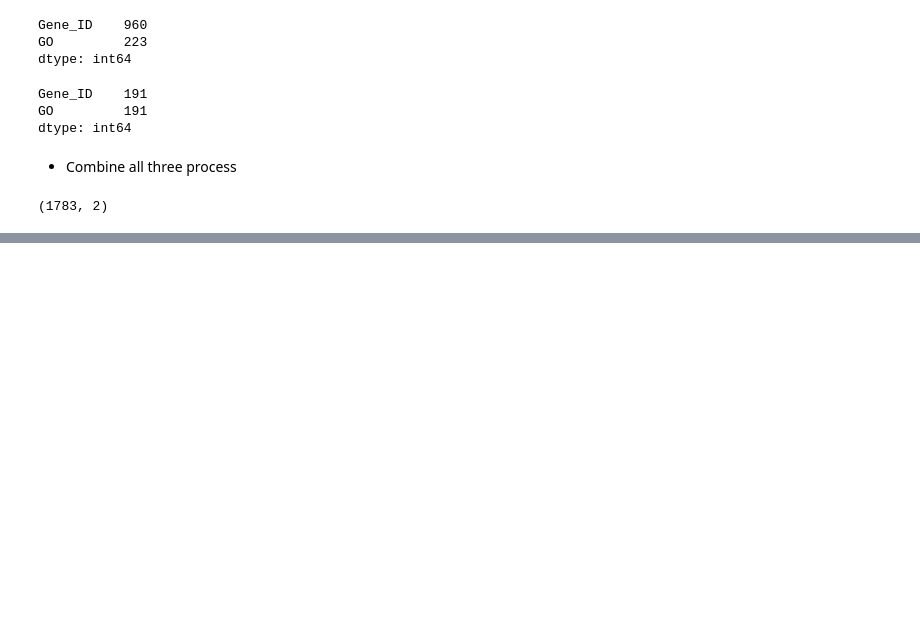
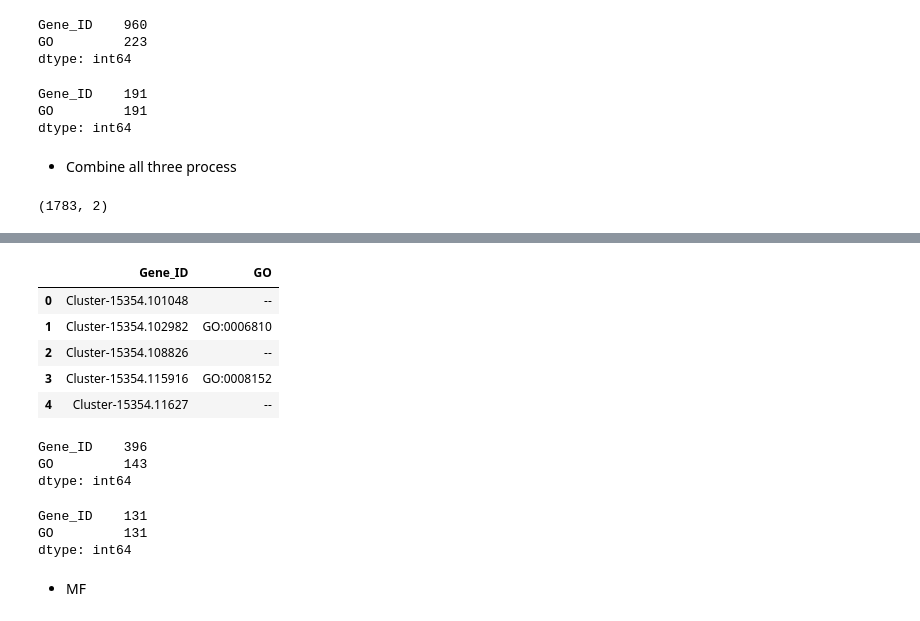
Before and after one commit to gcsudha/RNA-seq, a Jupyter notebook: Validation project/GO_Enrichment_Analysis/GO_enrichment_analysis.ipynb, the cells around one changed output, grey strips where cells are left out. Drawn from its saved outputs; the diff is of its cells as text; code cells hidden in the pictures; blank space fills up the shorter version.

```diff
--- a/Validation project/GO_Enrichment_Analysis/GO_enrichment_analysis.ipynb
+++ b/Validation project/GO_Enrichment_Analysis/GO_enrichment_analysis.ipynb
@@ -134,0 +143,4 @@ annot_all.to_csv('annot_list_potato.csv')
+# %%
+os.chdir('C:/Users/sudha.gcupadhaya/Desktop/GO_Enrichment_Analysis/mustard/')
+degs = pd.read_csv('Brassica_genename.csv')
+annot = pd.read_csv('Brassica_Annotation_GO.csv')
@@ -134,0 +163,7 @@ annot_all.to_csv('annot_list_potato.csv')
+# %%
+degs = degs[degs['Comparison'] == '653v111']
+selected_degs = degs['Gene_ID']
+selected_annot = annot[annot['Gene ID'].isin(selected_degs)]
+# %%
+df_GO = selected_annot[['Gene ID', 'Gene Ontology Biological Pathway', 'Gene Ontology Molecular Function', 'Gene Ontology Cellular Component']]
+df_GO.columns = ['Gene_ID', 'BP', 'MF', 'CC']
@@ -134,0 +176,21 @@ annot_all.to_csv('annot_list_potato.csv')
+# %%
+ID = df_GO['Gene_ID']
+BP = df_GO['BP'].str.split('//', 1000, expand = True)
+GO_BP = pd.concat([ID, BP], axis =1)
+# %%
+melt_BP= GO_BP.melt(id_vars = ['Gene_ID'], value_name = 'GO')
+melt_BP = melt_BP.drop(['variable'], axis =1)
+melt_BP.head()
+# %% [output]
+|  | Gene_ID | GO |
+| 0 | Cluster-15354.101048 | -- |
+| 1 | Cluster-15354.102982 | GO:0006810 |
+| 2 | Cluster-15354.108826 | -- |
+| 3 | Cluster-15354.115916 | GO:0008152 |
+| 4 | Cluster-15354.11627 | -- |
+# %%
+melt_BP.count()
+# %% [output]
+Gene_ID    396
+GO         143
+dtype: int64
@@ -134,0 +203,8 @@ annot_all.to_csv('annot_list_potato.csv')
+# %%
+df_bp.count()
+# %% [output]
+Gene_ID    131
+GO         131
+dtype: int64
+# %% [markdown]
+* MF
```
Also changed, not shown: parts of 88 cells of this notebook.
